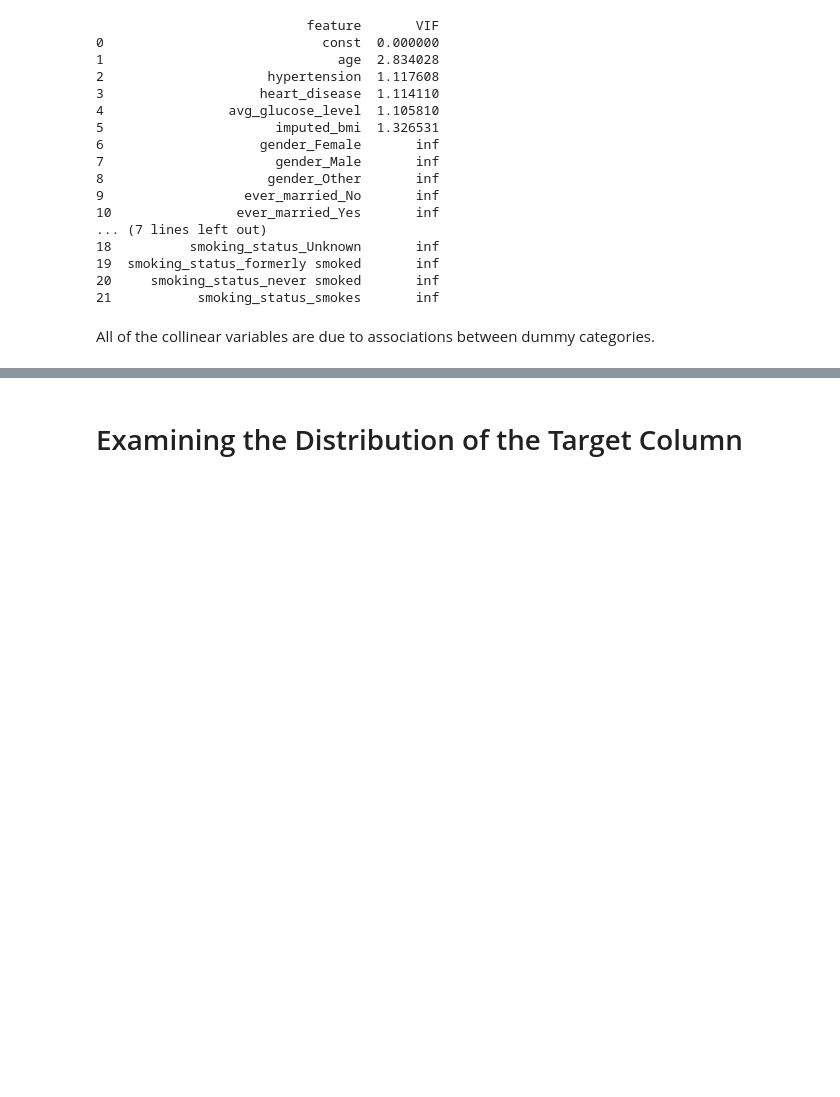
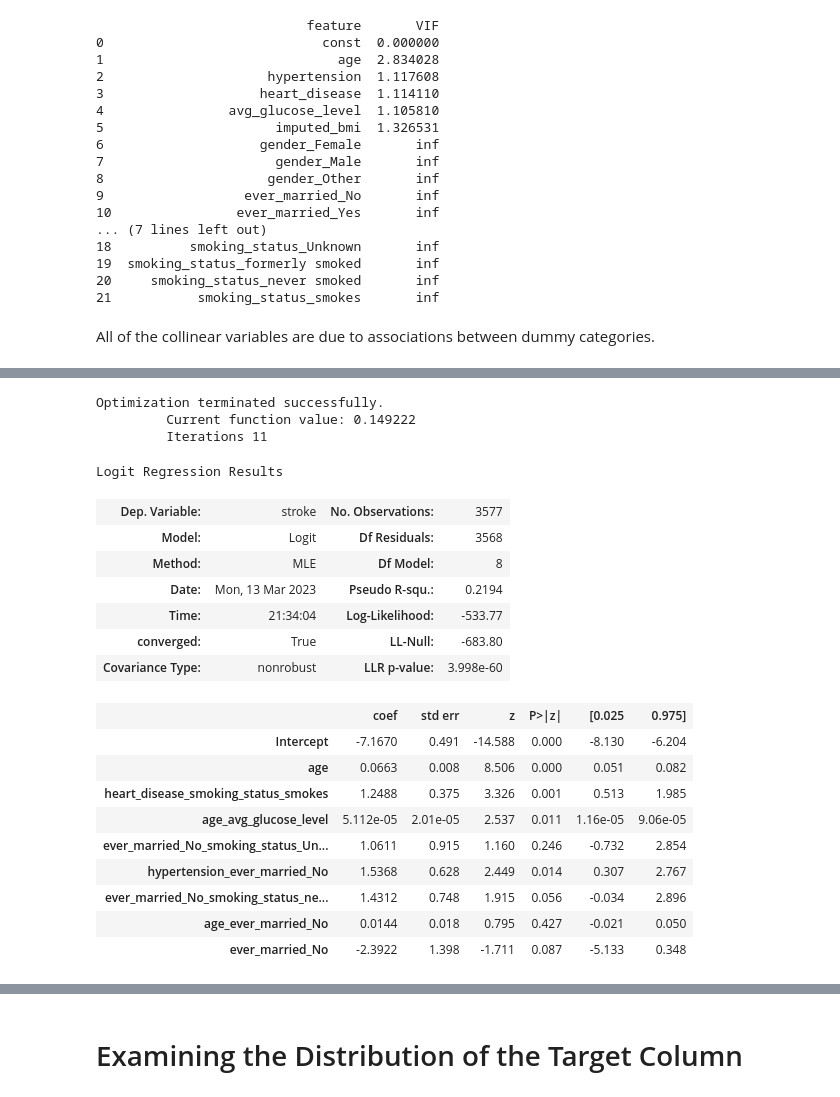
Before and after one commit to cara25/slayta_scientists, a Jupyter notebook: realcode.ipynb, the cells around one changed output, grey strips where cells are left out. Drawn from its saved outputs; the diff is of its cells as text; code cells hidden in the pictures; blank space fills up the shorter version.

```diff
--- a/realcode.ipynb
+++ b/realcode.ipynb
@@ -319,0 +487,29 @@ All of the collinear variables are due to associations between dummy categories.
+# %%
+forward_logit = sm.logit('stroke~age+heart_disease_smoking_status_smokes+age_avg_glucose_level+\
+                          ever_married_No_smoking_status_Unknown+hypertension_ever_married_No+\
+                          ever_married_No_smoking_status_never_smoked+age_ever_married_No+ever_married_No',
+                         data = traind).fit()
+
+forward_logit.summary()
+# %% [output]
+Optimization terminated successfully.
+         Current function value: 0.149222
+         Iterations 11
+Logit Regression Results
+| Dep. Variable: | stroke | No. Observations: | 3577 |
+| Model: | Logit | Df Residuals: | 3568 |
+| Method: | MLE | Df Model: | 8 |
+| Date: | Mon, 13 Mar 2023 | Pseudo R-squ.: | 0.2194 |
+| Time: | 21:34:04 | Log-Likelihood: | -533.77 |
+| converged: | True | LL-Null: | -683.80 |
+| Covariance Type: | nonrobust | LLR p-value: | 3.998e-60 |
+|  | coef | std err | z | P>|z| | [0.025 | 0.975] |
+| Intercept | -7.1670 | 0.491 | -14.588 | 0.000 | -8.130 | -6.204 |
+| age | 0.0663 | 0.008 | 8.506 | 0.000 | 0.051 | 0.082 |
+| heart_disease_smoking_status_smokes | 1.2488 | 0.375 | 3.326 | 0.001 | 0.513 | 1.985 |
+| age_avg_glucose_level | 5.112e-05 | 2.01e-05 | 2.537 | 0.011 | 1.16e-05 | 9.06e-05 |
+| ever_married_No_smoking_status_Un... | 1.0611 | 0.915 | 1.160 | 0.246 | -0.732 | 2.854 |
+| hypertension_ever_married_No | 1.5368 | 0.628 | 2.449 | 0.014 | 0.307 | 2.767 |
+| ever_married_No_smoking_status_ne... | 1.4312 | 0.748 | 1.915 | 0.056 | -0.034 | 2.896 |
+| age_ever_married_No | 0.0144 | 0.018 | 0.795 | 0.427 | -0.021 | 0.050 |
+| ever_married_No | -2.3922 | 1.398 | -1.711 | 0.087 | -5.133 | 0.348 |
```
Also changed, not shown: parts of 11 cells of this notebook, 1 other file.
